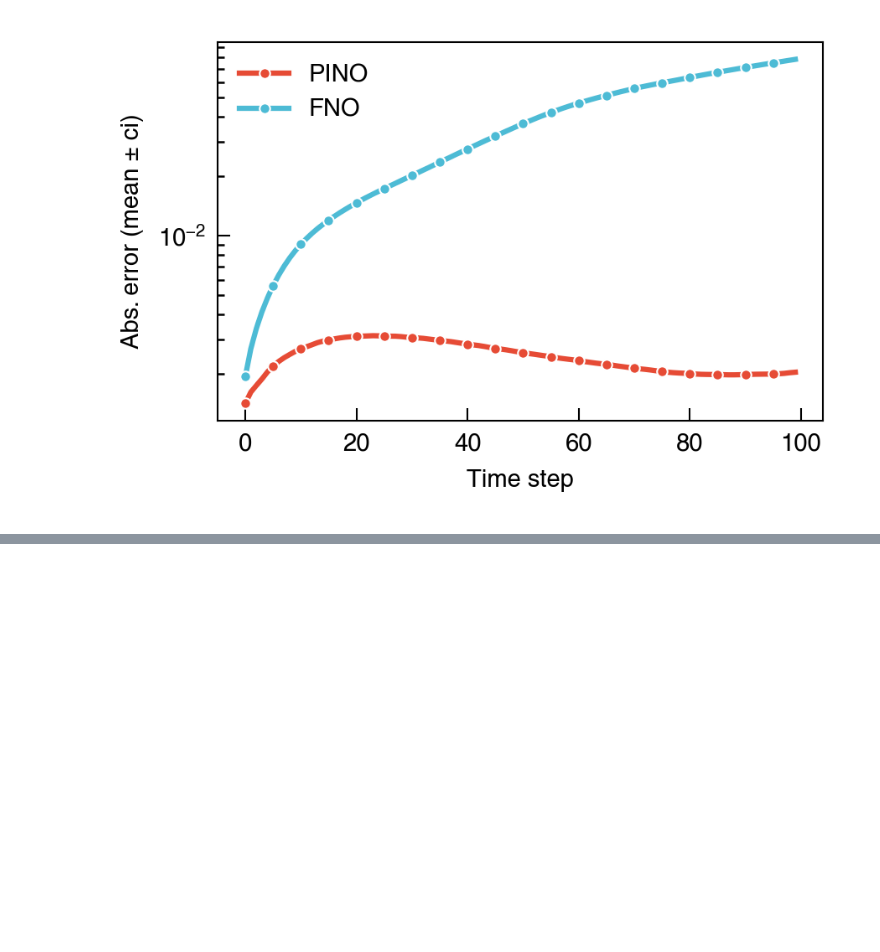
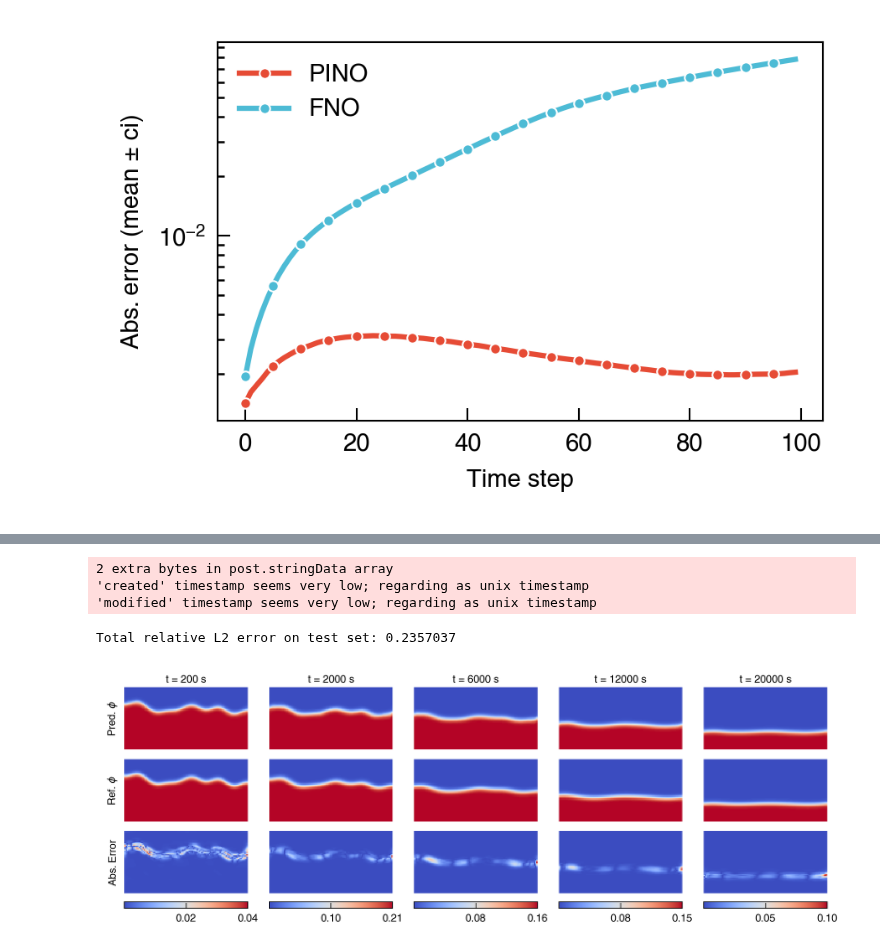
Before and after one commit to NanxiiChen/PF-PINO, a Jupyter notebook: corrosion2d/compare.ipynb, the cells around one changed output, grey strips where cells are left out. Drawn from its saved outputs; the diff is of its cells as text; code cells hidden in the pictures; blank space fills up the shorter version.

Commit message:
Update figures

```diff
--- a/corrosion2d/compare.ipynb
+++ b/corrosion2d/compare.ipynb
@@ -216,0 +219,2 @@ fig.tight_layout()
+# %%
+save_fig_dir = "./figures/"
@@ -216,0 +246,13 @@ fig.tight_layout()
+# %%
+# data = jnp.load("./dataset_split.npz")
+data = jnp.load(os.path.join(configs.data_dir, "dataset_split.npz"))
+
+# Xs, Ys = data["train_x"], data["train_y"]
+Xs, Ys = data["valid_x"], data["valid_y"]
+meshes = jnp.load(os.path.join(configs.data_dir, "dataset_2d_complete.npz"))["meshes"]
+times = jnp.load(os.path.join(configs.data_dir, "dataset_2d_complete.npz"))["times"]
+dt = times[1] - times[0]
+meshes = jnp.transpose(meshes, (2, 0, 1))
+meshesx = meshes[0]
+meshesy = meshes[1]
+Xs.shape, Ys.shape
@@ -216,0 +284,65 @@ fig.tight_layout()
+# %%
+idxs = [0, 9, 29,59,  99]
+meshesx = meshes[0]
+meshesy = meshes[1]
+example_th = 4
+from matplotlib import gridspec as gs
+fig = plt.figure(figsize=(1.4 * len(idxs), 2.5))
+gs = fig.add_gridspec(4, len(idxs), width_ratios=[1]*len(idxs), height_ratios=[1,1,1,0.1])
+# fig, axes = plt.subplots(3, len(idxs), figsize=(1.4 * len(idxs), 2.5))
+for i, idx in enumerate(idxs):
+
+
+    # ax = axes[0, i]
+    ax = fig.add_subplot(gs[0, i])
+    ax.pcolormesh(meshesx, meshesy, u_preds[example_th, idx, 0, :, :],  cmap='coolwarm')
+    if i == 0:
+        ax.text(-0.05, 0.5, r"Pred. $\phi$", ha="right", va="center", transform=ax.transAxes, rotation=90)
+    ax.set_axis_off()
+    ax.set_aspect('equal')
+    ax.text(0.5, 1.05, f"t = {int((idx+1)*dt*configs.Tc)} s", ha="center", va="bottom", transform=ax.transAxes)
+
+    # ax = axes[1, i]
+    ax = fig.add_subplot(gs[1, i])
+    ax.pcolormesh(meshesx, meshesy, y_test[example_th, idx, 0, :, :], cmap='coolwarm')
+    if i == 0:
+        ax.text(-0.05, 0.5, r"Ref. $\phi$", ha="right", va="center", transform=ax.transAxes, rotation=90)
+    # ax.set_title(f"Ground Truth t={int((idx+1)*dt*configs.Tc)} s")
+    ax.set_axis_off()
+    ax.set_aspect('equal')
+
+
+    # ax = axes[2, i]
+    ax = fig.add_subplot(gs[2, i])
+    diff = jnp.abs(y_test[example_th, idx, 0, :, :] - u_preds[example_th, idx, 0, :, :])
+    diff_ax = ax.pcolormesh(meshesx, meshesy, diff, cmap='coolwarm')
+    if i == 0:
+        ax.text(-0.05, 0.5, "Abs. Error", ha="right", va="center", transform=ax.transAxes, rotation=90)
+    ax.set_axis_off()
+    ax.set_aspect('equal')
+
+    # # add a ax_bar at the bottom of the figure
+    # ax_bar = fig.add_axes([ax.get_position().x0,
+    #                        ax.get_position().y0 - 0.05,
+    #                        ax.get_position().width,
+    #                        0.02])
+    # # fewer ticks on colorbar with 2 precision
+    # fig.colorbar(diff_ax, cax=ax_bar, orientation='horizontal',
+    #              format='%.2f', ticks=jnp.linspace(0, jnp.max(diff), num=3))
+    ax = fig.add_subplot(gs[3, i])
+    fig.colorbar(diff_ax, cax=ax, orientation='horizontal',
+                 format='%.2f', ticks=jnp.linspace(0, jnp.max(diff), num=3),
+                 pad=0.1, )
+
+fig.tight_layout()
+fig.savefig(os.path.join(save_fig_dir, "corrosion2d_test_sol.pdf"), dpi=450,
+            bbox_inches='tight', pad_inches=0.0)
+# total mse
+totl_l2 = jnp.linalg.norm(y_test_pred - y_test) / jnp.linalg.norm(y_test)
+print("Total relative L2 error on test set:", totl_l2)
+# %% [output]
+2 extra bytes in post.stringData array
+'created' timestamp seems very low; regarding as unix timestamp
+'modified' timestamp seems very low; regarding as unix timestamp
+Total relative L2 error on test set: 0.2357037
+[figure, added]
```
Also changed, not shown: parts of 7 cells of this notebook, 3 other files.
